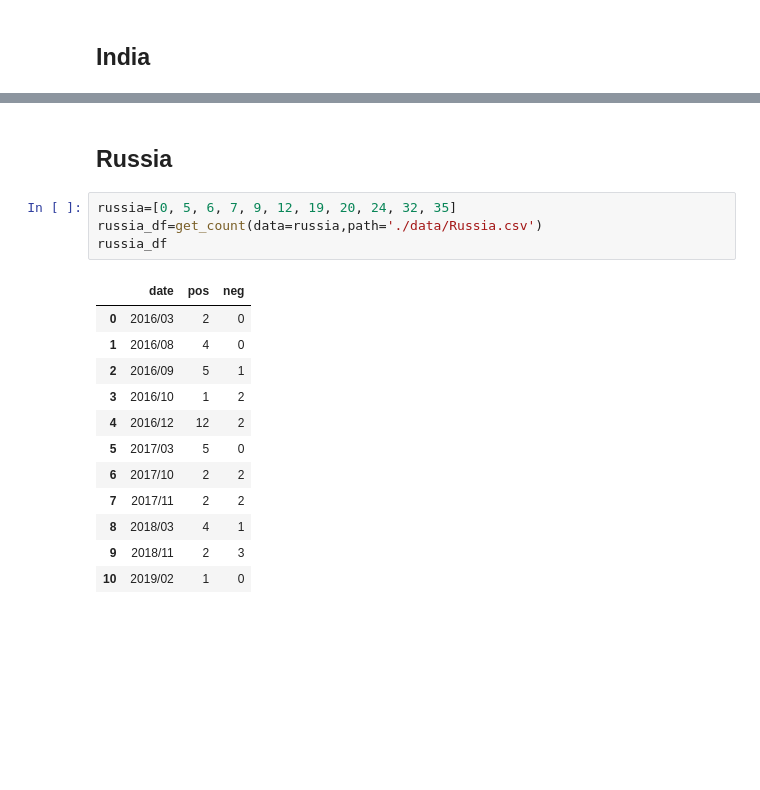
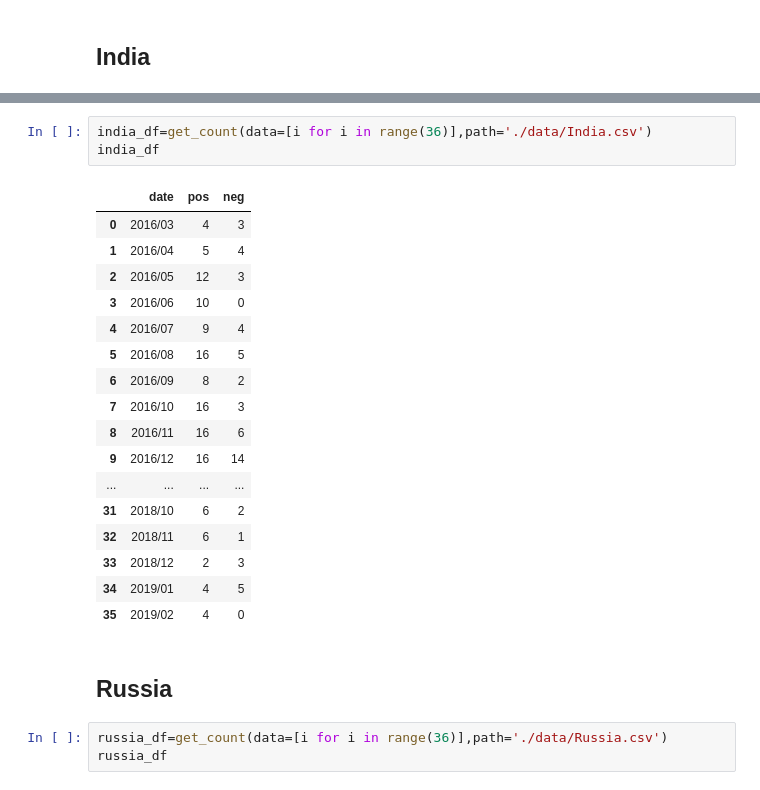
Before and after one commit to Jtrue27/Fintech-TM-ML, a Jupyter notebook: emotion/predict_new.ipynb, the cells around one changed output, grey strips where cells are left out. Cells and saved outputs as stored; diff of their text form; blank space fills up the shorter version.

```diff
--- a/emotion/predict_new.ipynb
+++ b/emotion/predict_new.ipynb
@@ -187,19 +197,26 @@ india_df
+# %%
+india_df=get_count(data=[i for i in range(36)],path='./data/India.csv')
+india_df
+# %% [output]
+|  | date | pos | neg |
+| 0 | 2016/03 | 4 | 3 |
+| 1 | 2016/04 | 5 | 4 |
+| 2 | 2016/05 | 12 | 3 |
+| 3 | 2016/06 | 10 | 0 |
+| 4 | 2016/07 | 9 | 4 |
+| 5 | 2016/08 | 16 | 5 |
+| 6 | 2016/09 | 8 | 2 |
+| 7 | 2016/10 | 16 | 3 |
+| 8 | 2016/11 | 16 | 6 |
+| 9 | 2016/12 | 16 | 14 |
+| ... | ... | ... | ... |
+| 31 | 2018/10 | 6 | 2 |
+| 32 | 2018/11 | 6 | 1 |
+| 33 | 2018/12 | 2 | 3 |
+| 34 | 2019/01 | 4 | 5 |
+| 35 | 2019/02 | 4 | 0 |
 # %% [markdown]
 ## Russia
-# %%
-russia=[0, 5, 6, 7, 9, 12, 19, 20, 24, 32, 35]
-russia_df=get_count(data=russia,path='./data/Russia.csv')
-russia_df
-# %% [output]
-|  | date | pos | neg |
-| 0 | 2016/03 | 2 | 0 |
-| 1 | 2016/08 | 4 | 0 |
-| 2 | 2016/09 | 5 | 1 |
-| 3 | 2016/10 | 1 | 2 |
-| 4 | 2016/12 | 12 | 2 |
-| 5 | 2017/03 | 5 | 0 |
-| 6 | 2017/10 | 2 | 2 |
-| 7 | 2017/11 | 2 | 2 |
-| 8 | 2018/03 | 4 | 1 |
-| 9 | 2018/11 | 2 | 3 |
-| 10 | 2019/02 | 1 | 0 |
+# %%
+russia_df=get_count(data=[i for i in range(36)],path='./data/Russia.csv')
+russia_df
```
Also changed, not shown: parts of 5 cells of this notebook, 5 other files.
